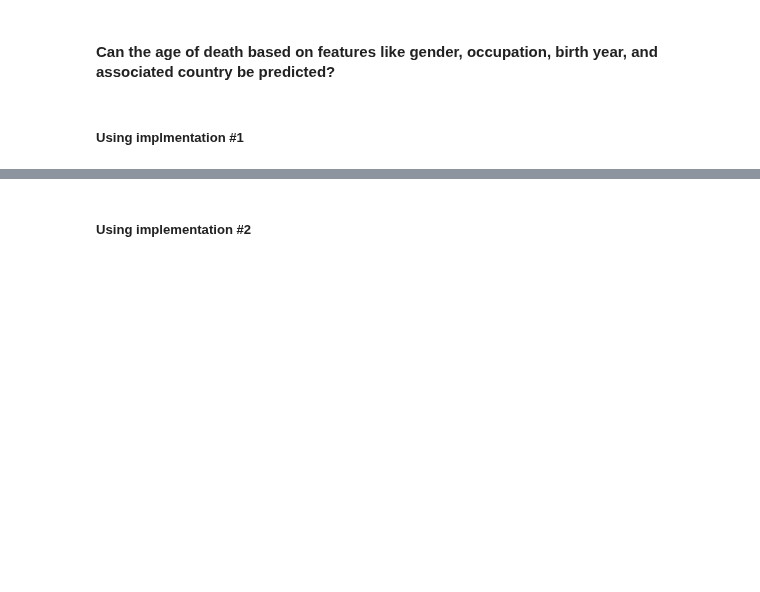
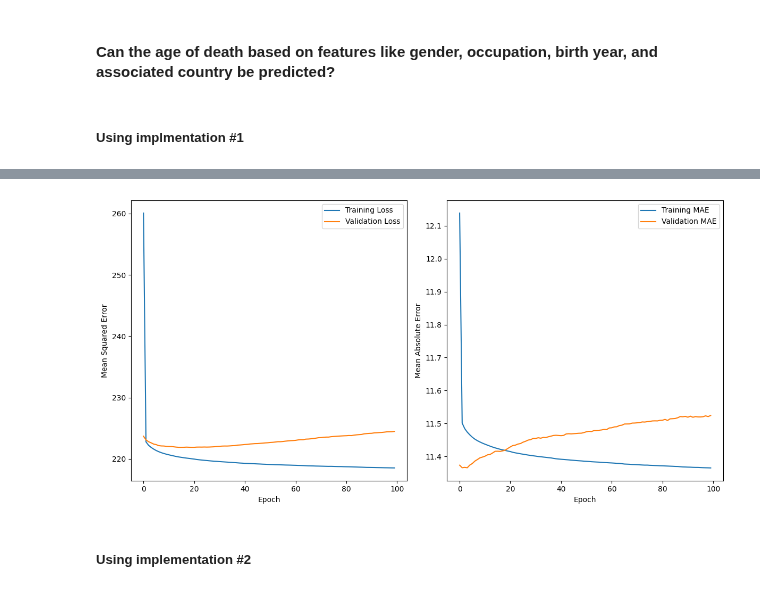
Before and after one commit to JamesHudsonn/3804ICT-Age-Analysis, a Jupyter notebook: neural_network.ipynb, the cells around one changed output, grey strips where cells are left out. Cells and saved outputs as stored; diff of their text form; code cells hidden in the pictures; blank space fills up the shorter version.

```diff
--- a/neural_network.ipynb
+++ b/neural_network.ipynb
@@ -28,3 +27,10 @@ data = pd.read_csv('preprocessed_age.csv')
+# %%
+# Load the data
+data = pd.read_csv('preprocessed_age.csv')
+
+data['Gender_encoded'] = pd.factorize(data['Gender'])[0]
+data['Occupation_encoded'] = pd.factorize(data['Occupation'])[0]
+data['Associated Countries_encoded'] = pd.factorize(data['Associated Countries'])[0]
 # %% [markdown]
 ### Neural Network Implementation #1
 Code for the Neural Network using Keras and Tensorflow. It is a simple feedforward network with 2 hidden layers.
@@ -126,10 +235,8 @@ def run_neural_network(data, features, target, epochs=100, test_size=0.2, random
 # %% [markdown]
 ##### Using implmentation #1
 # %%
-data['Gender_encoded'] = pd.factorize(data['Gender'])[0]
-data['Occupation_encoded'] = pd.factorize(data['Occupation'])[0]
-
-features = ['Gender_encoded', 'Occupation_encoded', 'Birth year', 'Associated Countries']
+# Removed 'Occupation_encoded' and 'Associated Countries_encoded' from features list and moved to data preprocessing and associated countries encoded change
+features = ['Gender_encoded', 'Occupation_encoded', 'Birth year', 'Associated Countries_encoded']
 target = 'Age of death'
 model, history = run_neural_network(data, features, target)
 # %% [output]
@@ -153,2 +260,3 @@ Epoch 80/100
+[figure, added]
 # %% [markdown]
 ##### Using implementation #2
```
Also changed, not shown: parts of 9 cells of this notebook.
